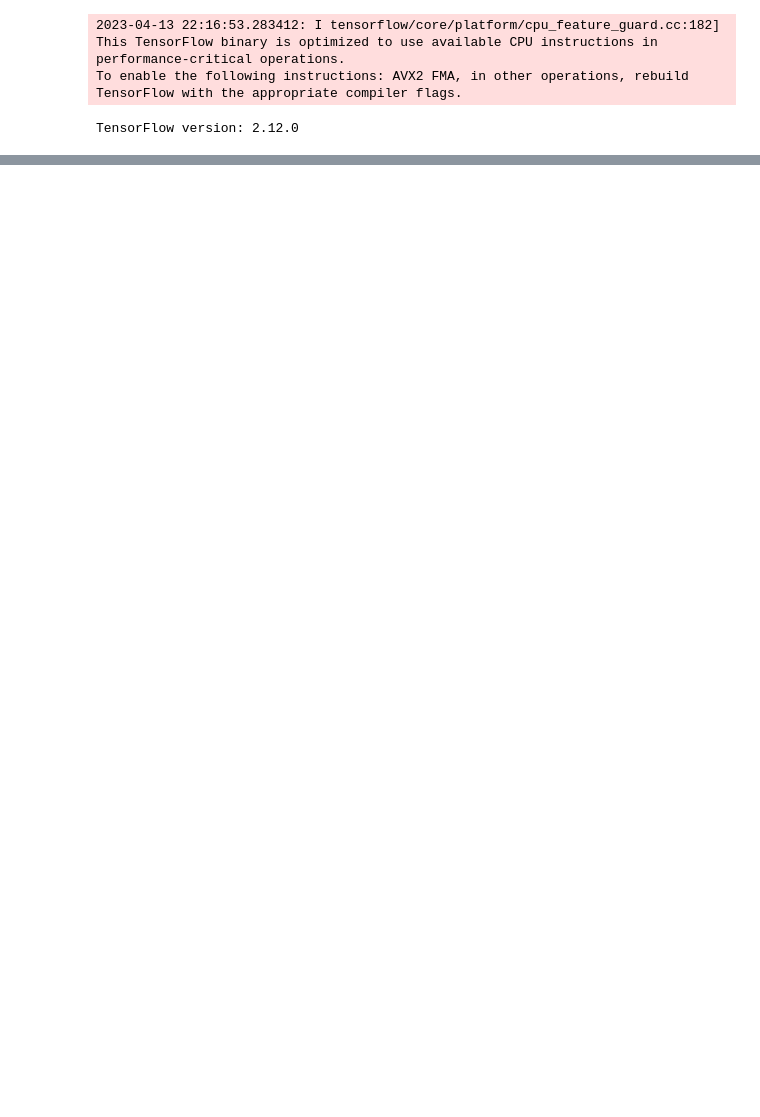
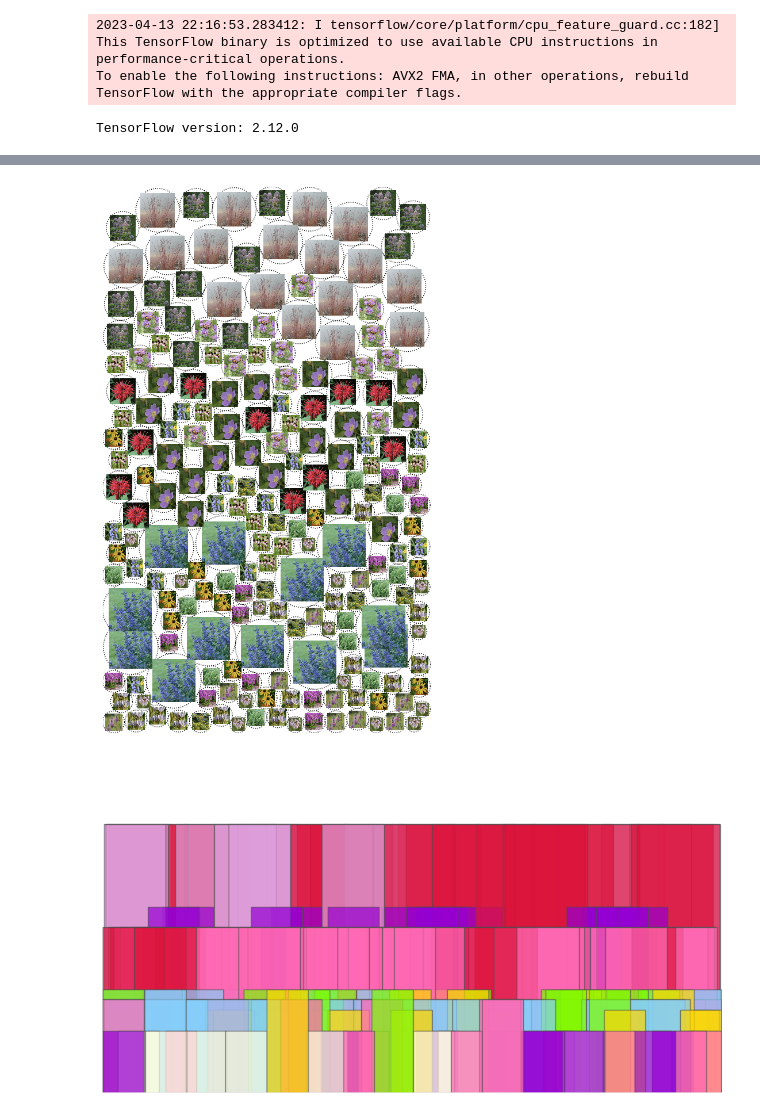
Before and after one commit to EHopper/garden_planner, a Jupyter notebook: garden_plan_tf.ipynb, the cells around one changed output, grey strips where cells are left out. Drawn from its saved outputs; the diff is of its cells as text; code cells hidden in the pictures; blank space fills up the shorter version.

```diff
--- a/garden_plan_tf.ipynb
+++ b/garden_plan_tf.ipynb
@@ -354,0 +380,6 @@ plot_garden(items, xy_new, df_inventory, dims, figsize=10, plot_sideview=True)
+# %%
+PRETTY_GOOD = (items, xy_new)
+plot_garden(items, xy_new, df_inventory, dims, figsize=10, plot_sideview=True)
+# %% [output]
+[figure, added]
+[figure, added]
```
Also changed, not shown: parts of 6 cells of this notebook.
